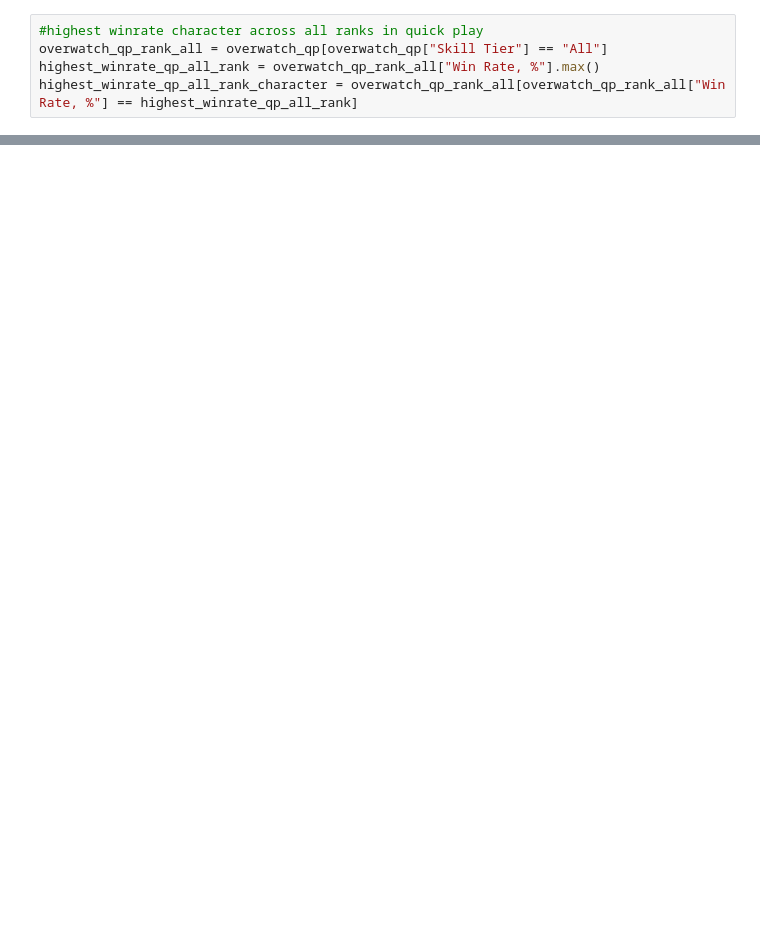
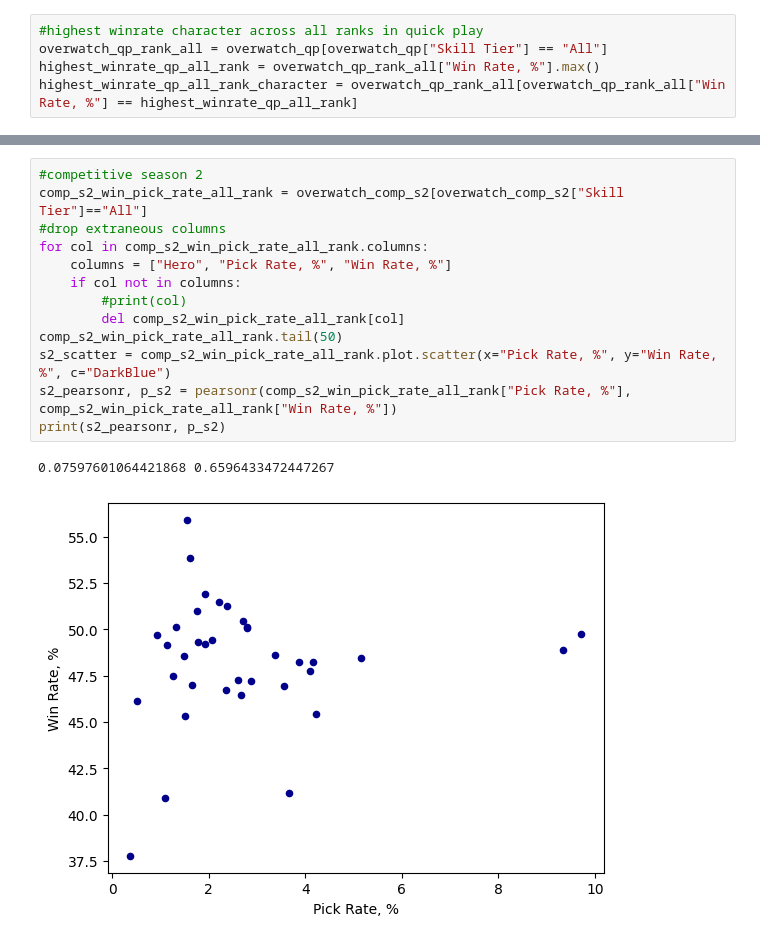
Before and after one commit to King-Derp/Overwatch, a Jupyter notebook: Overwatch.ipynb, the cells around one changed output, grey strips where cells are left out. Drawn from its saved outputs; the diff is of its cells as text; blank space fills up the shorter version.

```diff
--- a/Overwatch.ipynb
+++ b/Overwatch.ipynb
@@ -55,0 +73,16 @@ highest_winrate_qp_grankdmaster_character = overwatch_qp_rank_grandmaster[overwa
+# %%
+#competitive season 2
+comp_s2_win_pick_rate_all_rank = overwatch_comp_s2[overwatch_comp_s2["Skill Tier"]=="All"]
+#drop extraneous columns
+for col in comp_s2_win_pick_rate_all_rank.columns:
+    columns = ["Hero", "Pick Rate, %", "Win Rate, %"]
+    if col not in columns:
+        #print(col)
+        del comp_s2_win_pick_rate_all_rank[col]
+comp_s2_win_pick_rate_all_rank.tail(50)
+s2_scatter = comp_s2_win_pick_rate_all_rank.plot.scatter(x="Pick Rate, %", y="Win Rate, %", c="DarkBlue")
+s2_pearsonr, p_s2 = pearsonr(comp_s2_win_pick_rate_all_rank["Pick Rate, %"], comp_s2_win_pick_rate_all_rank["Win Rate, %"])
+print(s2_pearsonr, p_s2)
+# %% [output]
+0.07597601064421868 0.6596433472447267
+[figure, added]
```
Also changed, not shown: parts of 6 cells of this notebook, 1 other file.
